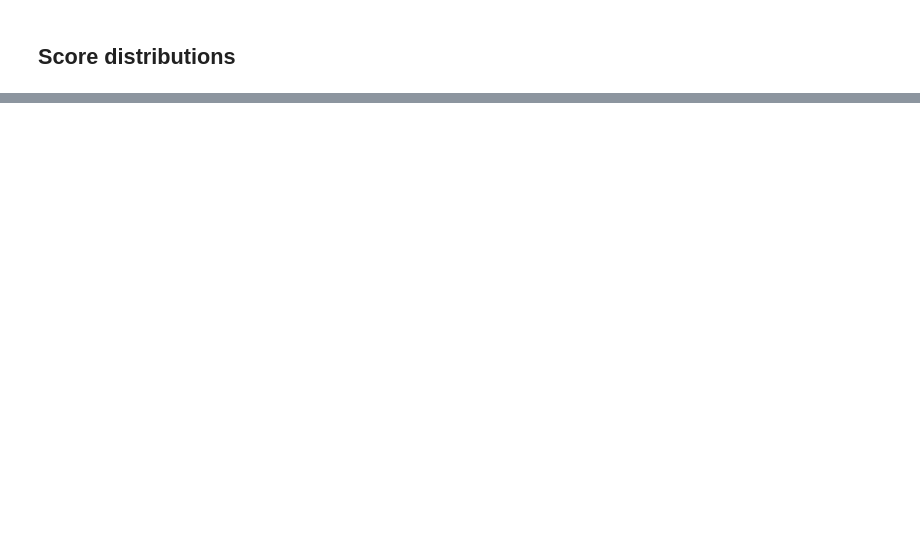
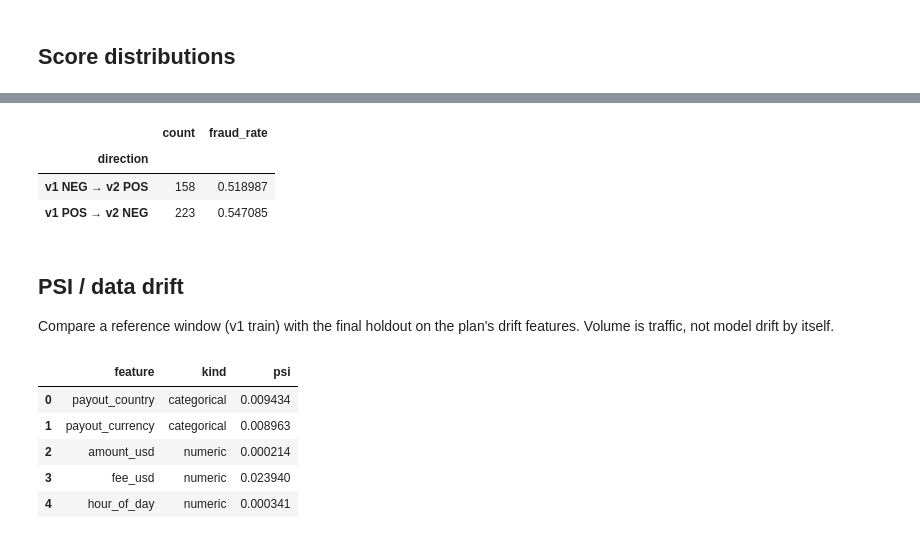
Before and after one commit to Steadfastie/model-drift, a Jupyter notebook: notebooks/10_holdout_comparison.ipynb, the cells around one changed output, grey strips where cells are left out. Saved outputs shown, nothing was run; the diff lists cells and outputs as text; code cells hidden in the pictures; blank space fills up the shorter version.

```diff
--- a/notebooks/10_holdout_comparison.ipynb
+++ b/notebooks/10_holdout_comparison.ipynb
@@ -38,0 +112,23 @@ nb.show(fig)
+# %%
+flips = preds.loc[preds["v1_pred"] != preds["v2_pred"]].copy()
+flips["direction"] = np.where(flips["v2_pred"] == 1, "v1 NEG → v2 POS", "v1 POS → v2 NEG")
+flips.groupby("direction")["y_true"].agg(["count", "mean"]).rename(columns={"mean": "fraud_rate"})
+# %% [output]
+|  | count | fraud_rate |
+| direction |  |  |
+| v1 NEG → v2 POS | 158 | 0.518987 |
+| v1 POS → v2 NEG | 223 | 0.547085 |
+# %% [markdown]
+## PSI / data drift
+
+Compare a reference window (v1 train) with the final holdout on the plan's drift features. Volume is traffic, not model drift by itself.
+# %%
+psi = feature_psi_table(reference, holdout, DRIFT_COLUMNS)
+psi
+# %% [output]
+|  | feature | kind | psi |
+| 0 | payout_country | categorical | 0.009434 |
+| 1 | payout_currency | categorical | 0.008963 |
+| 2 | amount_usd | numeric | 0.000214 |
+| 3 | fee_usd | numeric | 0.023940 |
+| 4 | hour_of_day | numeric | 0.000341 |
```
Also changed, not shown: parts of 9 cells of this notebook, 3 other files.
